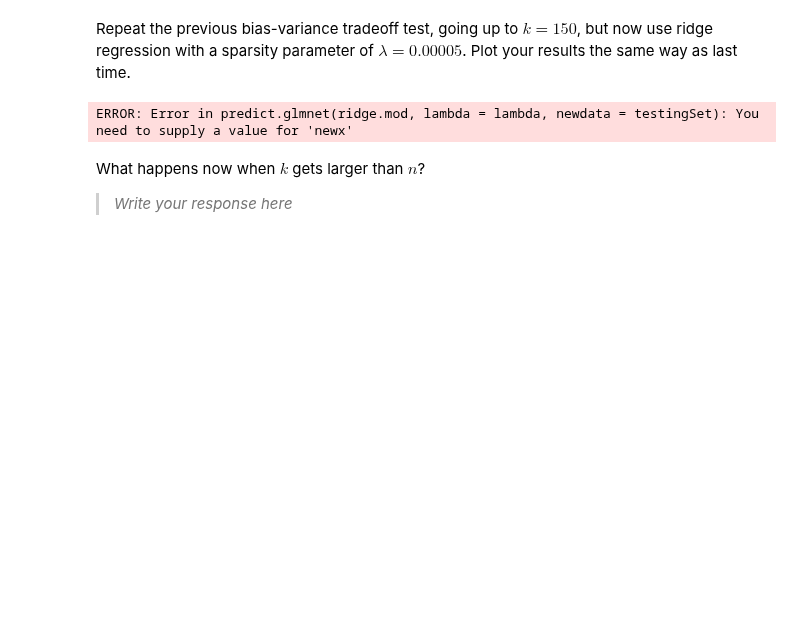
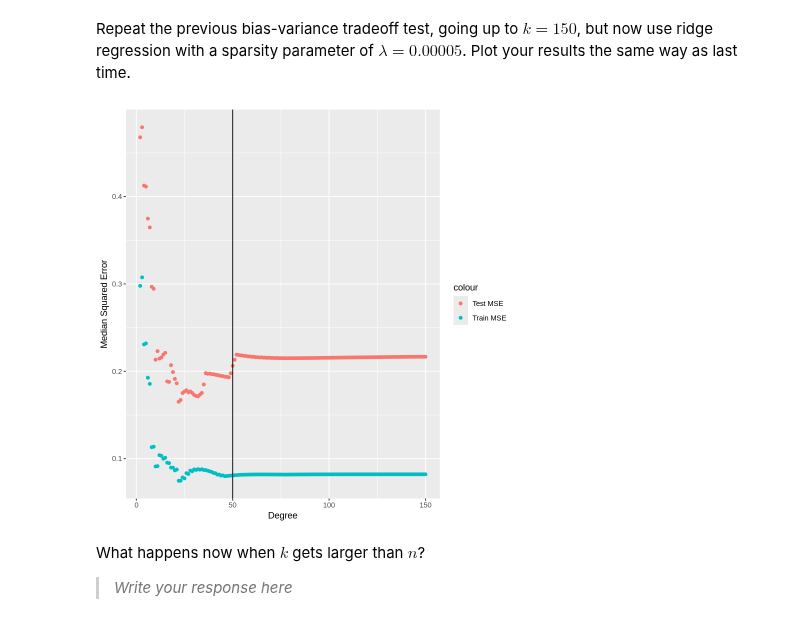
Before and after one commit to jialinli-21/Li_DSPN_S25, a Jupyter notebook: Exercise17.ipynb, the cells around one changed output. Saved outputs shown, nothing was run; the diff lists cells and outputs as text; code cells hidden in the pictures; blank space fills up the shorter version.

```diff
--- a/Exercise17.ipynb
+++ b/Exercise17.ipynb
@@ -203,31 +203,44 @@ Repeat the previous bias-variance tradeoff test, going up to $k=150$, but now us
 # %%
 # Now do the variance-bias trade off analysis using ridge regression
 lambda=0.00005
 degree = seq(2,150)
 
 rm(train_rss, test_rss)
 train_rss = matrix(data=NA,nrow=length(degree),ncol=1)
 test_rss = matrix(data=NA,nrow=length(degree),ncol=1)
 options(warn = -1)
 
 for (k in degree) {
     X_train <- model.matrix(~ poly(trainX, k, raw = TRUE), data = trainingSet)[, -1]
     y_train <- trainingSet$trainY
 
     X_test <- model.matrix(~ poly(testX, k, raw = TRUE), data = testingSet)[, -1]
     y_test <- testingSet$testY
 
-    ridge.mod = glmnet(X_train,y_train, alpha=0, lambda=lambda)
+    ridge.mod = glmnet(X_train, y_train, alpha = 0, lambda = lambda)
 
-    test_pred <- predict(ridge.mod, lambda = lambda, newdata = testingSet)
-    test_rss[k-1] <- median((testingSet$testY - test_pred)^2)
+    train_pred <- predict(ridge.mod, lambda = lambda, newx = X_train)
+    train_rss[k - 1] <- median((y_train - train_pred)^2)
 
+    test_pred <- predict(ridge.mod, lambda = lambda, newx = X_test)
+    test_rss[k - 1] <- median((y_test - test_pred)^2)
 }
 
+
 # Plot your results here
-# WRITE YOUR CODE HERE
+results <- data.frame(
+  degree,
+  train_rss,
+  test_rss
+)
+# Plot your results here
+ggplot(results, aes(x = degree)) +
+  geom_point(aes(y = train_rss, color = "Train MSE")) +
+  geom_point(aes(y = test_rss, color = "Test MSE")) +
+  geom_vline(xintercept = 50)+
+  labs(x ='Degree', y = "Median Squared Error")
 # %% [output]
-ERROR: Error in predict.glmnet(ridge.mod, lambda = lambda, newdata = testingSet): You need to supply a value for 'newx'
+[figure, added]
 # %% [markdown]
 What happens now when $k$ gets larger than $n$?
 
```
